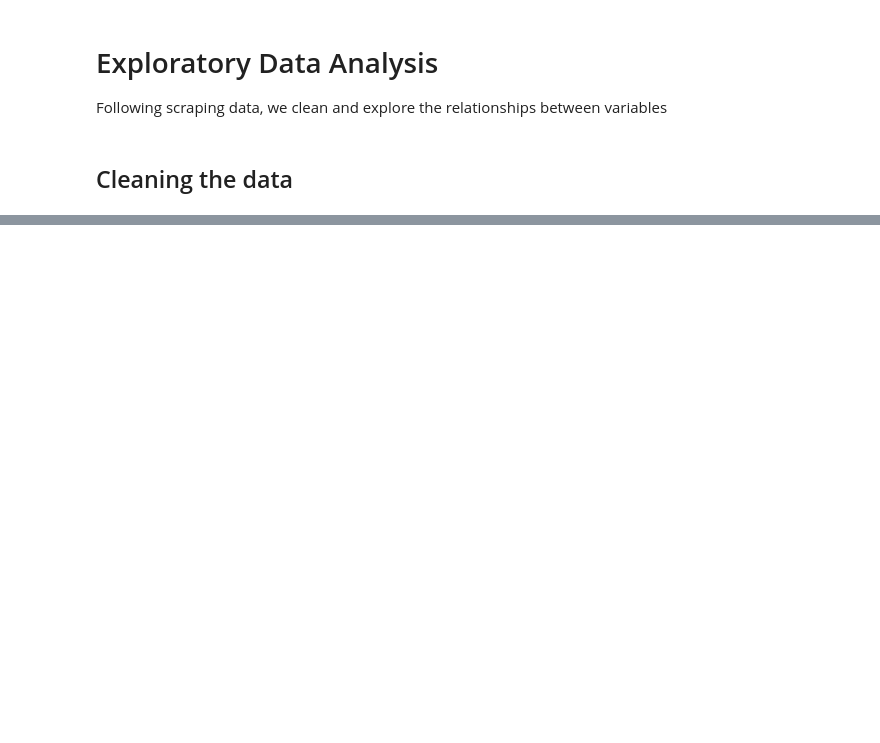
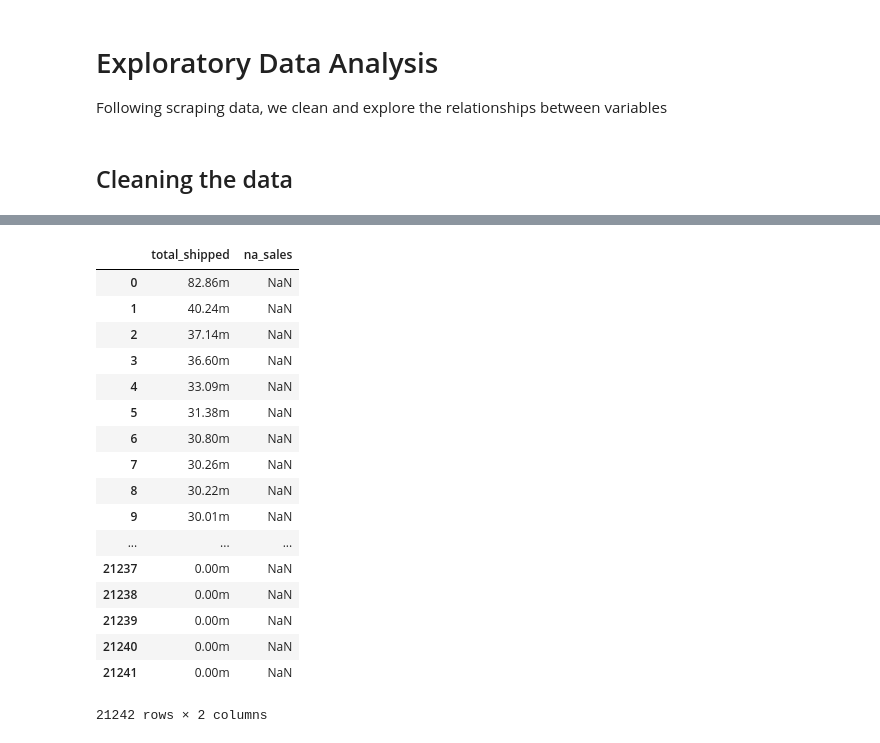
Before and after one commit to jeremyrchow/video_game_sales_data, a Jupyter notebook: exploratory_data_analysis_notebook.ipynb, the cells around one changed output, grey strips where cells are left out. Saved outputs shown, nothing was run; the diff lists cells and outputs as text; code cells hidden in the pictures; blank space fills up the shorter version.

```diff
--- a/exploratory_data_analysis_notebook.ipynb
+++ b/exploratory_data_analysis_notebook.ipynb
@@ -26,0 +49,21 @@ df.shape
+# %%
+df[['total_shipped','na_sales']]
+# %% [output]
+|  | total_shipped | na_sales |
+| 0 | 82.86m | NaN |
+| 1 | 40.24m | NaN |
+| 2 | 37.14m | NaN |
+| 3 | 36.60m | NaN |
+| 4 | 33.09m | NaN |
+| 5 | 31.38m | NaN |
+| 6 | 30.80m | NaN |
+| 7 | 30.26m | NaN |
+| 8 | 30.22m | NaN |
+| 9 | 30.01m | NaN |
+| ... | ... | ... |
+| 21237 | 0.00m | NaN |
+| 21238 | 0.00m | NaN |
+| 21239 | 0.00m | NaN |
+| 21240 | 0.00m | NaN |
+| 21241 | 0.00m | NaN |
+21242 rows × 2 columns
```
Also changed, not shown: parts of 7 cells of this notebook.
